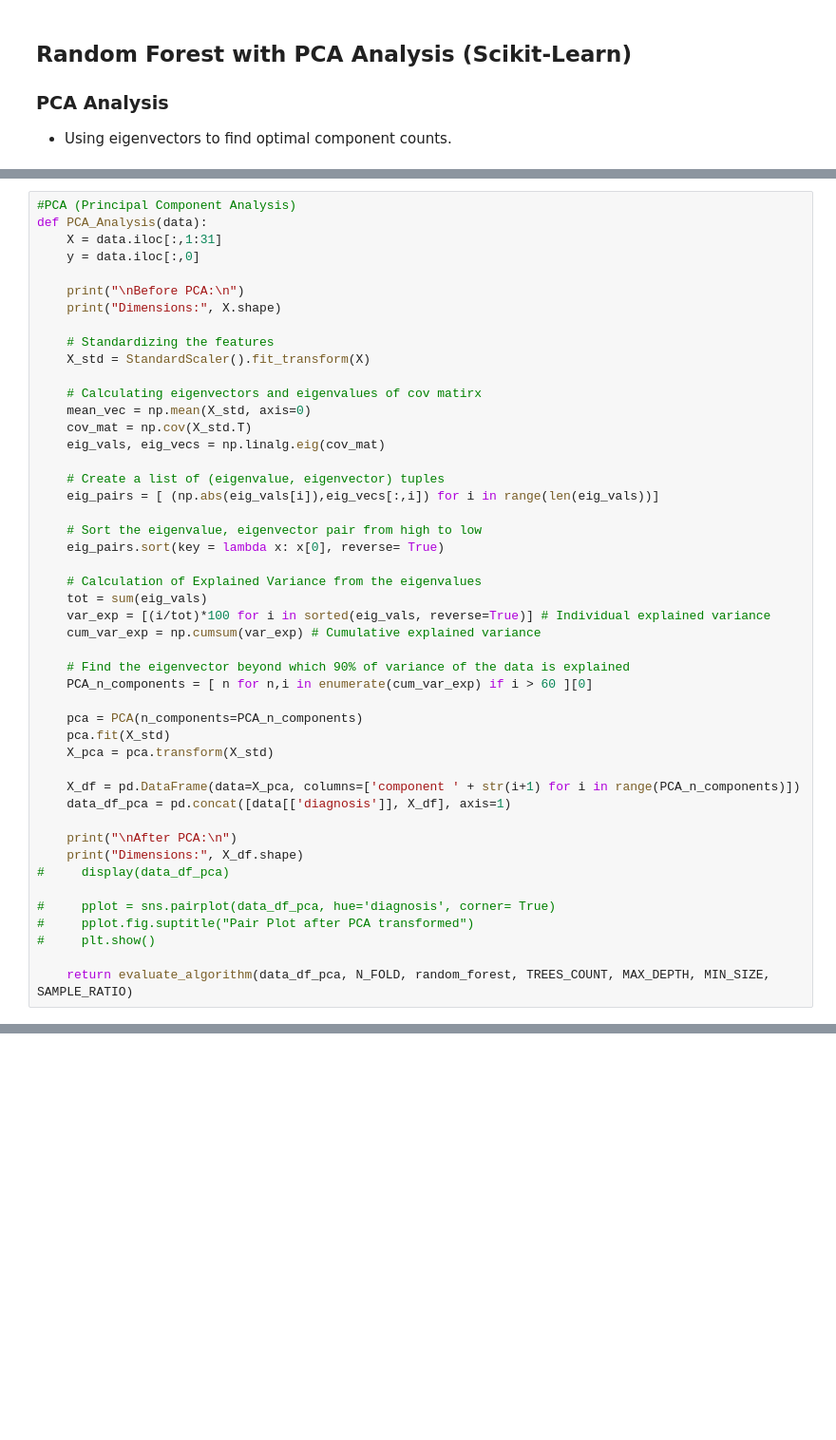
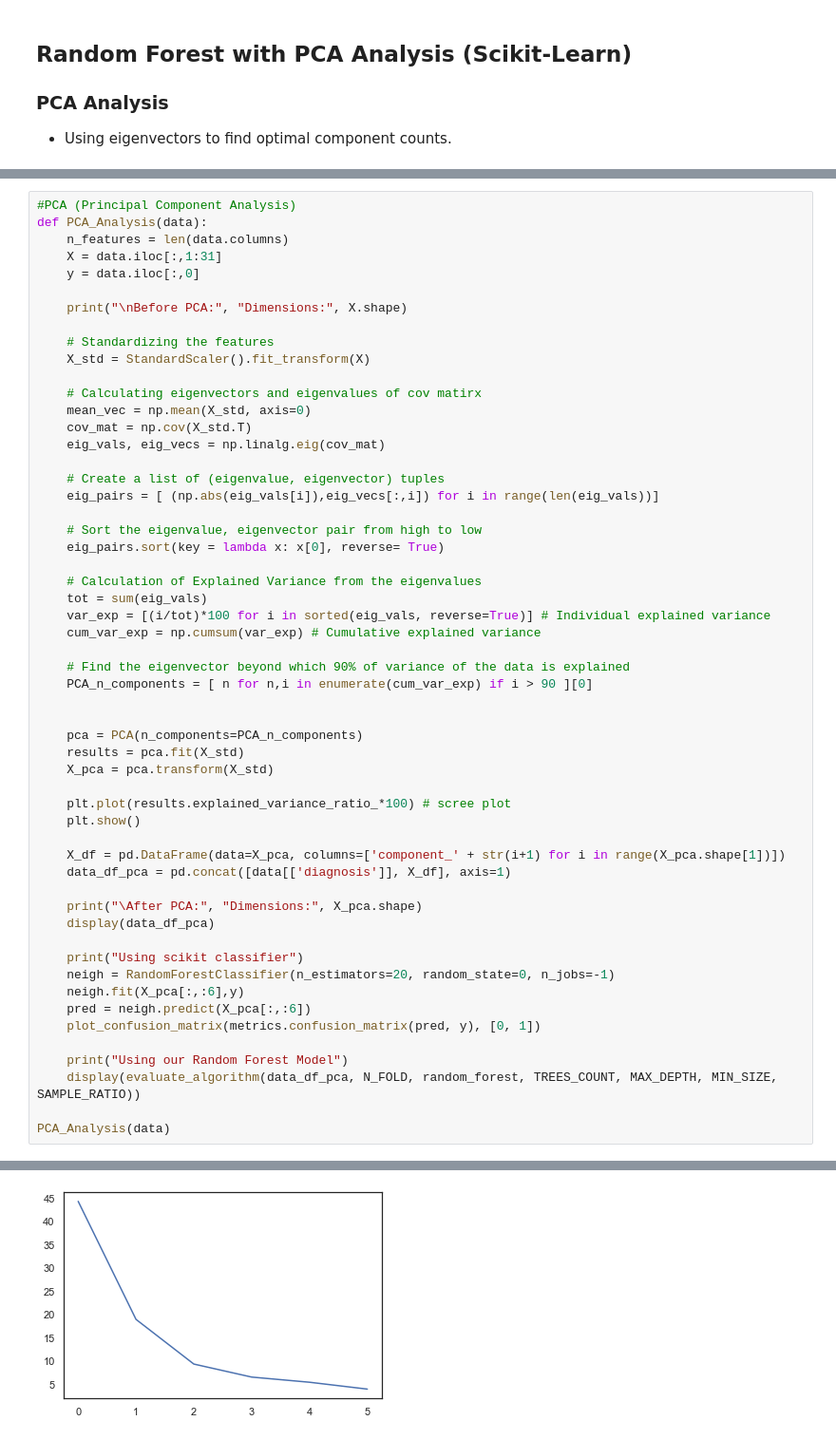
Before and after one commit to Nehabhoi/Random-Forest, a Jupyter notebook: Random Forest (Final Report).ipynb, the cells around one changed output, grey strips where cells are left out. Shown at 95% size. Drawn from its saved outputs; the diff is of its cells as text; blank space fills up the shorter version.

Commit message:
Contrast with our model with scikit Random Forest Classifer

```diff
--- a/Random Forest (Final Report).ipynb
+++ b/Random Forest (Final Report).ipynb
@@ -543,11 +594,11 @@ Completed cross-test  5 , remained:  0
 # %%
 #PCA (Principal Component Analysis)
 def PCA_Analysis(data):
+    n_features = len(data.columns)
     X = data.iloc[:,1:31]
     y = data.iloc[:,0]
 
-    print("\nBefore PCA:\n")
-    print("Dimensions:", X.shape)
+    print("\nBefore PCA:", "Dimensions:", X.shape)
 
     # Standardizing the features
     X_std = StandardScaler().fit_transform(X)
@@ -569,21 +620,30 @@ def PCA_Analysis(data):
     cum_var_exp = np.cumsum(var_exp) # Cumulative explained variance
 
     # Find the eigenvector beyond which 90% of variance of the data is explained
-    PCA_n_components = [ n for n,i in enumerate(cum_var_exp) if i > 60 ][0]
+    PCA_n_components = [ n for n,i in enumerate(cum_var_exp) if i > 90 ][0]
+
 
     pca = PCA(n_components=PCA_n_components)
-    pca.fit(X_std)
+    results = pca.fit(X_std)
     X_pca = pca.transform(X_std)
 
-    X_df = pd.DataFrame(data=X_pca, columns=['component ' + str(i+1) for i in range(PCA_n_components)])
+    plt.plot(results.explained_variance_ratio_*100) # scree plot
+    plt.show()
+
+    X_df = pd.DataFrame(data=X_pca, columns=['component_' + str(i+1) for i in range(X_pca.shape[1])])
     data_df_pca = pd.concat([data[['diagnosis']], X_df], axis=1)
 
-    print("\nAfter PCA:\n")
-    print("Dimensions:", X_df.shape)
-#     display(data_df_pca)
+    print("\After PCA:", "Dimensions:", X_pca.shape)
+    display(data_df_pca)
 
-#     pplot = sns.pairplot(data_df_pca, hue='diagnosis', corner= True)
-#     pplot.fig.suptitle("Pair Plot after PCA transformed")
-#     plt.show()
+    print("Using scikit classifier")
+    neigh = RandomForestClassifier(n_estimators=20, random_state=0, n_jobs=-1)
+    neigh.fit(X_pca[:,:6],y)
+    pred = neigh.predict(X_pca[:,:6])
+    plot_confusion_matrix(metrics.confusion_matrix(pred, y), [0, 1])
 
-    return evaluate_algorithm(data_df_pca, N_FOLD, random_forest, TREES_COUNT, MAX_DEPTH, MIN_SIZE, SAMPLE_RATIO)
+    print("Using our Random Forest Model")
+    display(evaluate_algorithm(data_df_pca, N_FOLD, random_forest, TREES_COUNT, MAX_DEPTH, MIN_SIZE, SAMPLE_RATIO))
+
+PCA_Analysis(data)
+# %% [output]
@@ -589,0 +651 @@ def PCA_Analysis(data):
+[figure, added]
```
Also changed, not shown: parts of 11 cells of this notebook.
